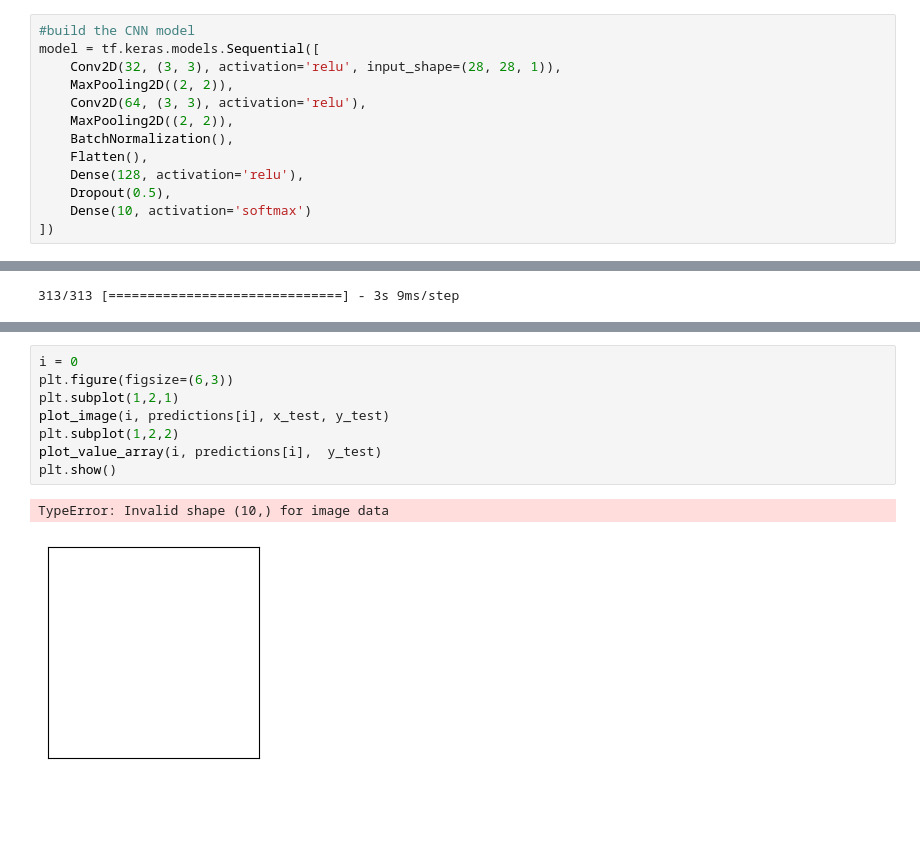
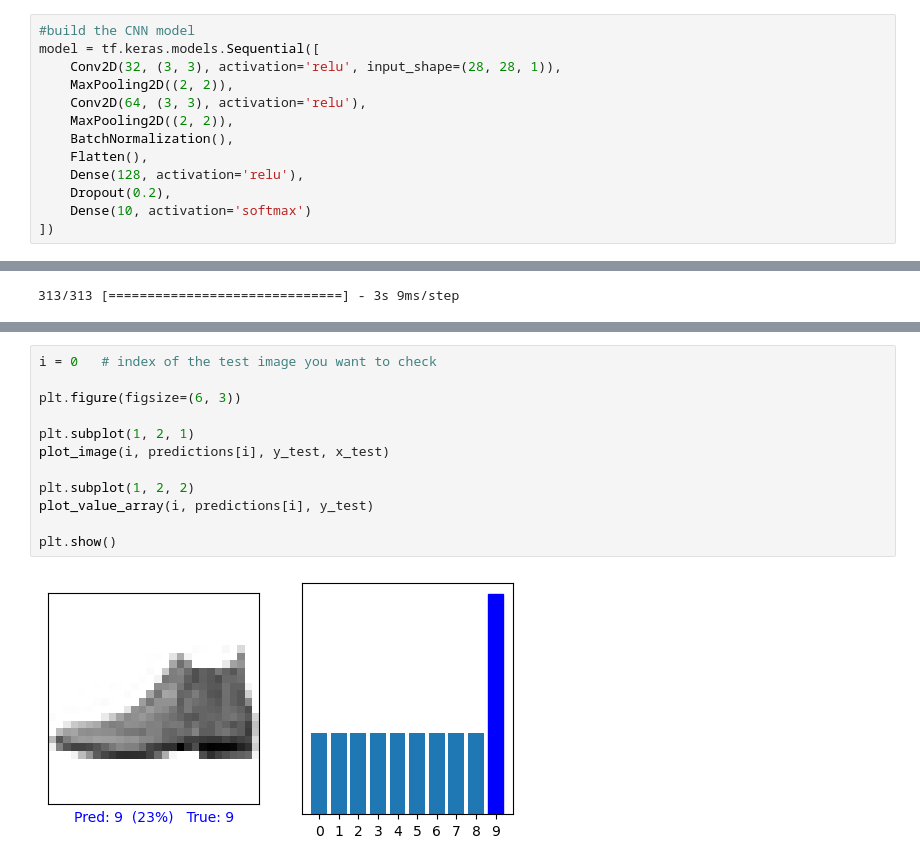
Before and after one commit to Fola-subomi/Deep_Learning_Projects, a Jupyter notebook: Fashion_MNIST_classifier/Fashion_mnist.ipynb, the cells around one changed output, grey strips where cells are left out. Drawn from its saved outputs; the diff is of its cells as text; blank space fills up the shorter version.

```diff
--- a/Fashion_MNIST_classifier/Fashion_mnist.ipynb
+++ b/Fashion_MNIST_classifier/Fashion_mnist.ipynb
@@ -62,7 +62,7 @@ model = tf.keras.models.Sequential([
     BatchNormalization(),
     Flatten(),
     Dense(128, activation='relu'),
-    Dropout(0.5),
+    Dropout(0.2),
     Dense(10, activation='softmax')
 ])
 # %% [output]
@@ -149,11 +166,14 @@ def plot_value_array(i, predictions_array, true_label):
 # %%
-i = 0
-plt.figure(figsize=(6,3))
-plt.subplot(1,2,1)
-plot_image(i, predictions[i], x_test, y_test)
-plt.subplot(1,2,2)
-plot_value_array(i, predictions[i],  y_test)
+i = 0   # index of the test image you want to check
+
+plt.figure(figsize=(6, 3))
+
+plt.subplot(1, 2, 1)
+plot_image(i, predictions[i], y_test, x_test)
+
+plt.subplot(1, 2, 2)
+plot_value_array(i, predictions[i], y_test)
+
 plt.show()
 # %% [output]
-TypeError: Invalid shape (10,) for image data
-[figure, old version]
+[figure, new version]
```
Also changed, not shown: parts of 3 cells of this notebook.
